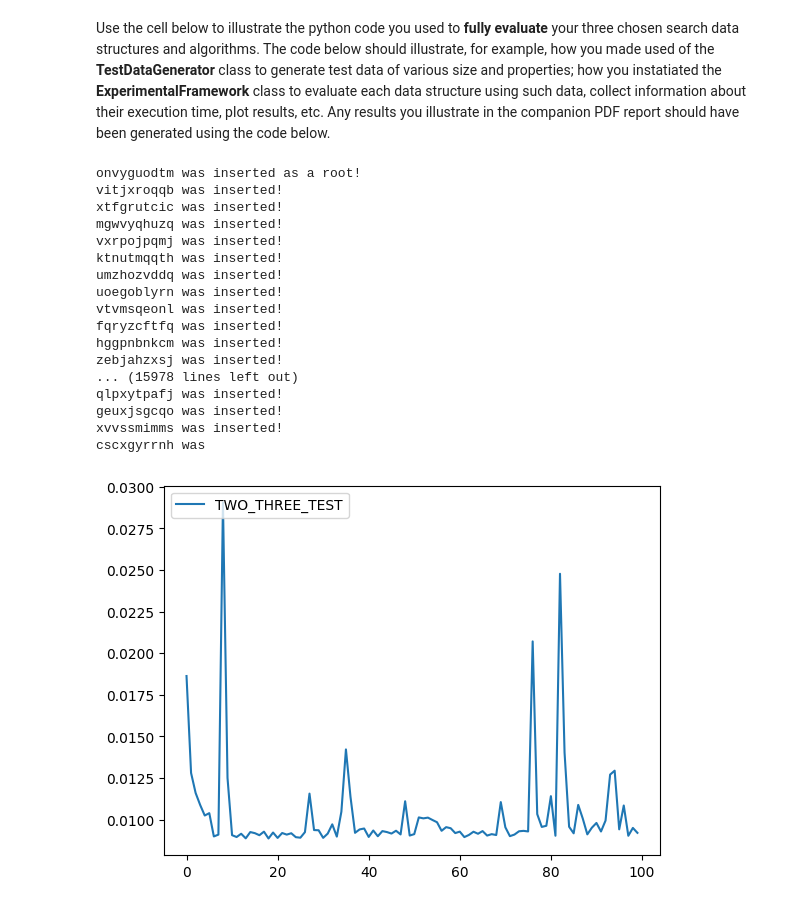
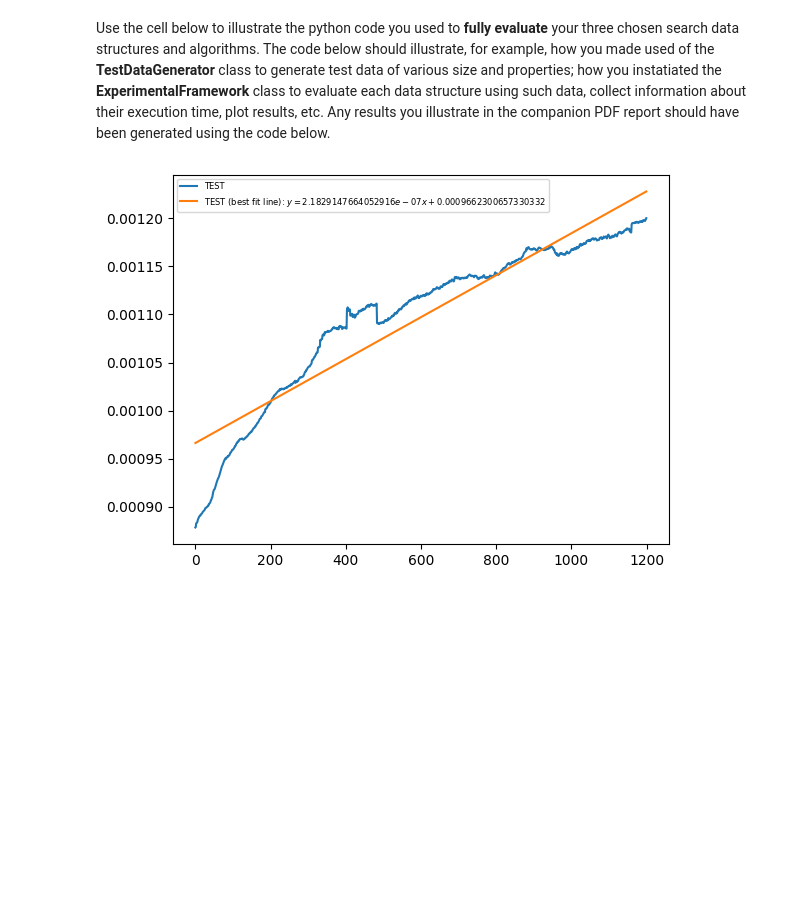
Before and after one commit to raphaellith/Search-Tree-Algorithms, a Jupyter notebook: grp-XXX-0005code.ipynb, the cells around one changed output. Drawn from its saved outputs; the diff is of its cells as text; code cells hidden in the pictures; blank space fills up the shorter version.

Commit message:
added feature for plotting line of best fit; debugged issue where smaller trees are cached

```diff
--- a/grp-XXX-0005code.ipynb
+++ b/grp-XXX-0005code.ipynb
@@ -199,12 +240,23 @@ class AVLTree(AbstractSearchInterface):
 # %% [markdown]
 Use the cell below to implement the requested API by means of **LLRB BST** (if among your chosen data structure).
 # %%
+class RedBlackNode:
+    RED = True
+    BLACK = False
+
+    def __init__(self, key, colour=RED):
+        self.key = key
+        self.colour = colour
+        self.left = None
+        self.right = None
+
+
 class LLRBBST(AbstractSearchInterface):
     def __init__(self):
         self.root = None
 
     def isRed(self, node):
-        return node is not None and node.colour == Node.RED
+        return node is not None and node.colour == RedBlackNode.RED
 
     def searchElement(self, key):
         found = False
@@ -224,7 +276,7 @@ class LLRBBST(AbstractSearchInterface):
         if not self.searchElement(element):  # If element does not exist
             self.root = self.insert(self.root, element)
             if self.root:
-                self.root.colour = Node.BLACK  # Ensure the root is always black
+                self.root.colour = RedBlackNode.BLACK  # Ensure the root is always black
             inserted = True  # Set to True only when insertion occurs
 
         return inserted  # True if insertion was successful, False otherwise
@@ -232,7 +284,7 @@ class LLRBBST(AbstractSearchInterface):
     def insert(self, node, key):
         # Standard BST insert
         if not node:
-            return Node(key, Node.RED)
+            return RedBlackNode(key, RedBlackNode.RED)
 
         if key < node.key:
             node.left = self.insert(node.left, key)
@@ -269,7 +321,7 @@ class LLRBBST(AbstractSearchInterface):
         node.right = x.left
         x.left = node
         x.colour = node.colour
-        node.colour = Node.RED
+        node.colour = RedBlackNode.RED
         return x
 
     def rotateRight(self, node):
@@ -280,14 +332,14 @@ class LLRBBST(AbstractSearchInterface):
         node.left = x.right
         x.right = node
         x.colour = node.colour
-        node.colour = Node.RED
+        node.colour = RedBlackNode.RED
         return x
 
     def flipColour(self, node):
         if node and node.left and node.right:  # Safety check
-            node.colour = Node.RED
-            node.left.colour = Node.BLACK
-            node.right.colour = Node.BLACK
+            node.colour = RedBlackNode.RED
+            node.left.colour = RedBlackNode.BLACK
+            node.right.colour = RedBlackNode.BLACK
 # %% [markdown]
 Use the cell below to implement the requested API by means of **B-Tree** (if among your chosen data structure).
 # %%
@@ -644,26 +712,11 @@ Use the cell below to illustrate the python code you used to **fully evaluate**
 # %%
 # ADD YOUR TEST CODE HERE
 
-framework = ExperimentalFramework(max_n=100)
-times = framework.insertion_test(TwoThreeTree, tree_ordering=RANDOM,
-                                    new_element_ordering=RANDOM, num_of_tests=1000)
-framework.plot_times(TWO_THREE_TEST=times)
+framework = ExperimentalFramework(min_n=0, max_n=1200)
+
+times = framework.insertion_test(LLRBBST, tree_ordering=RANDOM,
+                                    new_element_ordering=RANDOM, num_of_tests=100, smooth_with_window_size=80)
+
+framework.plot_times(plot_line_of_best_fit=True, TEST=times)
 # %% [output]
-onvyguodtm was inserted as a root!
-vitjxroqqb was inserted!
-xtfgrutcic was inserted!
-mgwvyqhuzq was inserted!
-vxrpojpqmj was inserted!
-ktnutmqqth was inserted!
-umzhozvddq was inserted!
-uoegoblyrn was inserted!
-vtvmsqeonl was inserted!
-fqryzcftfq was inserted!
-hggpnbnkcm was inserted!
-zebjahzxsj was inserted!
-... (15978 lines left out)
-qlpxytpafj was inserted!
-geuxjsgcqo was inserted!
-xvvssmimms was inserted!
-cscxgyrrnh was
-[figure, old version]
+[figure, new version]
```
Also changed, not shown: parts of 4 cells of this notebook.
